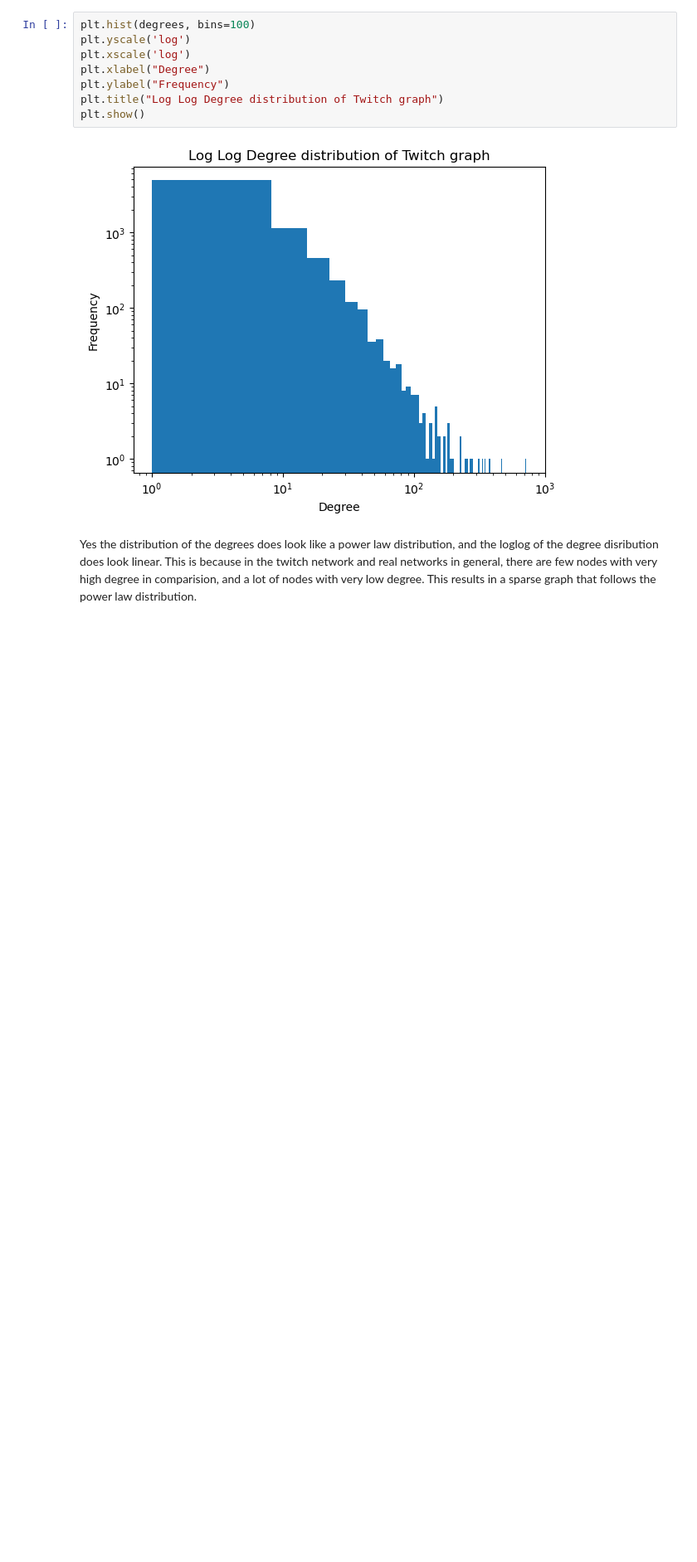
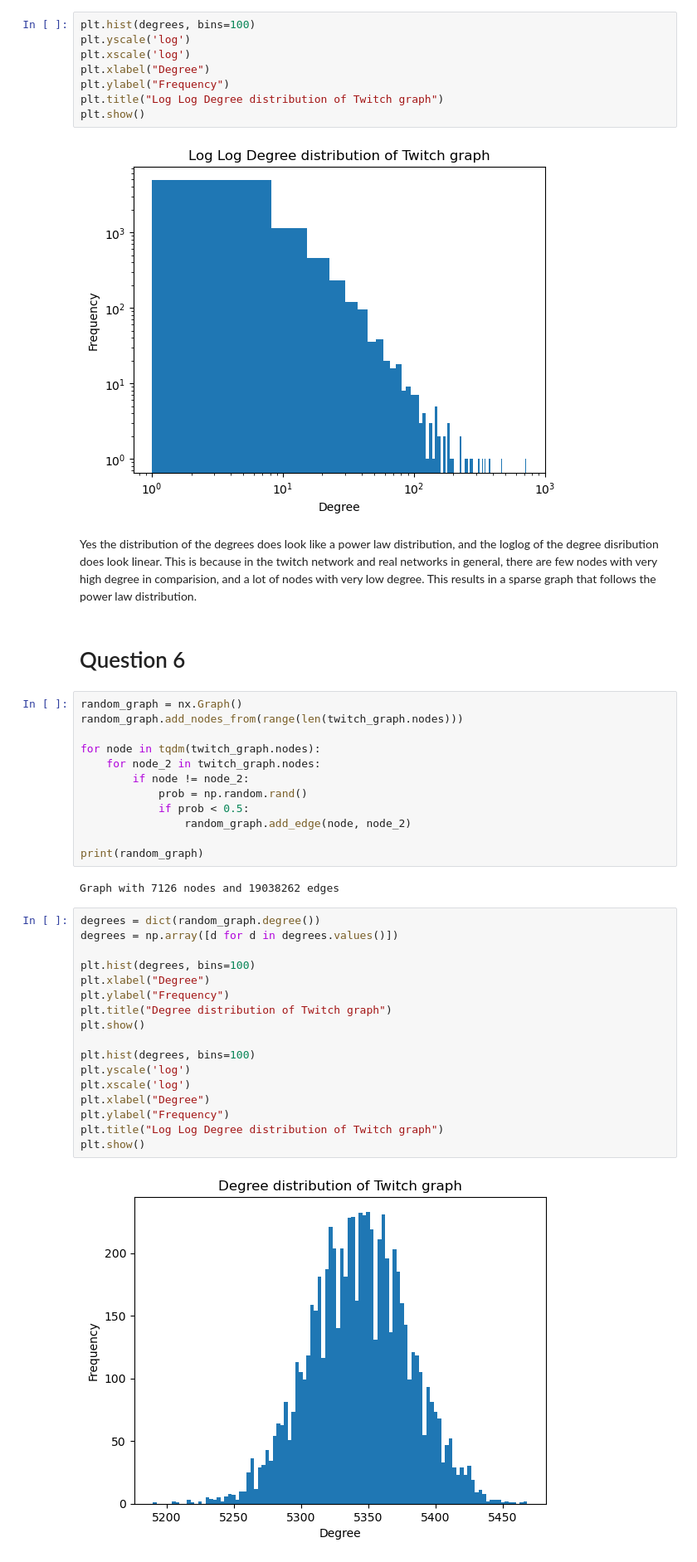
Before and after one commit to Isaacwilliam4/graphmining, a Jupyter notebook: assignments/assignment2.ipynb, the cells around one changed output. Shown at 83% size. Cells and saved outputs as stored; diff of their text form; blank space fills up the shorter version.

```diff
--- a/assignments/assignment2.ipynb
+++ b/assignments/assignment2.ipynb
@@ -166,3 +167,38 @@ plt.show()
 [figure]
 # %% [markdown]
 Yes the distribution of the degrees does look like a power law distribution, and the loglog of the degree disribution does look linear. This is because in the twitch network and real networks in general, there are few nodes with very high degree in comparision, and a lot of nodes with very low degree. This results in a sparse graph that follows the power law distribution.
+# %% [markdown]
+# Question 6
+# %%
+random_graph = nx.Graph()
+random_graph.add_nodes_from(range(len(twitch_graph.nodes)))
+
+for node in tqdm(twitch_graph.nodes):
+    for node_2 in twitch_graph.nodes:
+        if node != node_2:
+            prob = np.random.rand()
+            if prob < 0.5:
+                random_graph.add_edge(node, node_2)
+
+print(random_graph)
+# %% [output]
+Graph with 7126 nodes and 19038262 edges
+# %%
+degrees = dict(random_graph.degree())
+degrees = np.array([d for d in degrees.values()])
+
+plt.hist(degrees, bins=100)
+plt.xlabel("Degree")
+plt.ylabel("Frequency")
+plt.title("Degree distribution of Twitch graph")
+plt.show()
+
+plt.hist(degrees, bins=100)
+plt.yscale('log')
+plt.xscale('log')
+plt.xlabel("Degree")
+plt.ylabel("Frequency")
+plt.title("Log Log Degree distribution of Twitch graph")
+plt.show()
+# %% [output]
+[figure, added]
```
Also changed, not shown: parts of 10 cells of this notebook.
